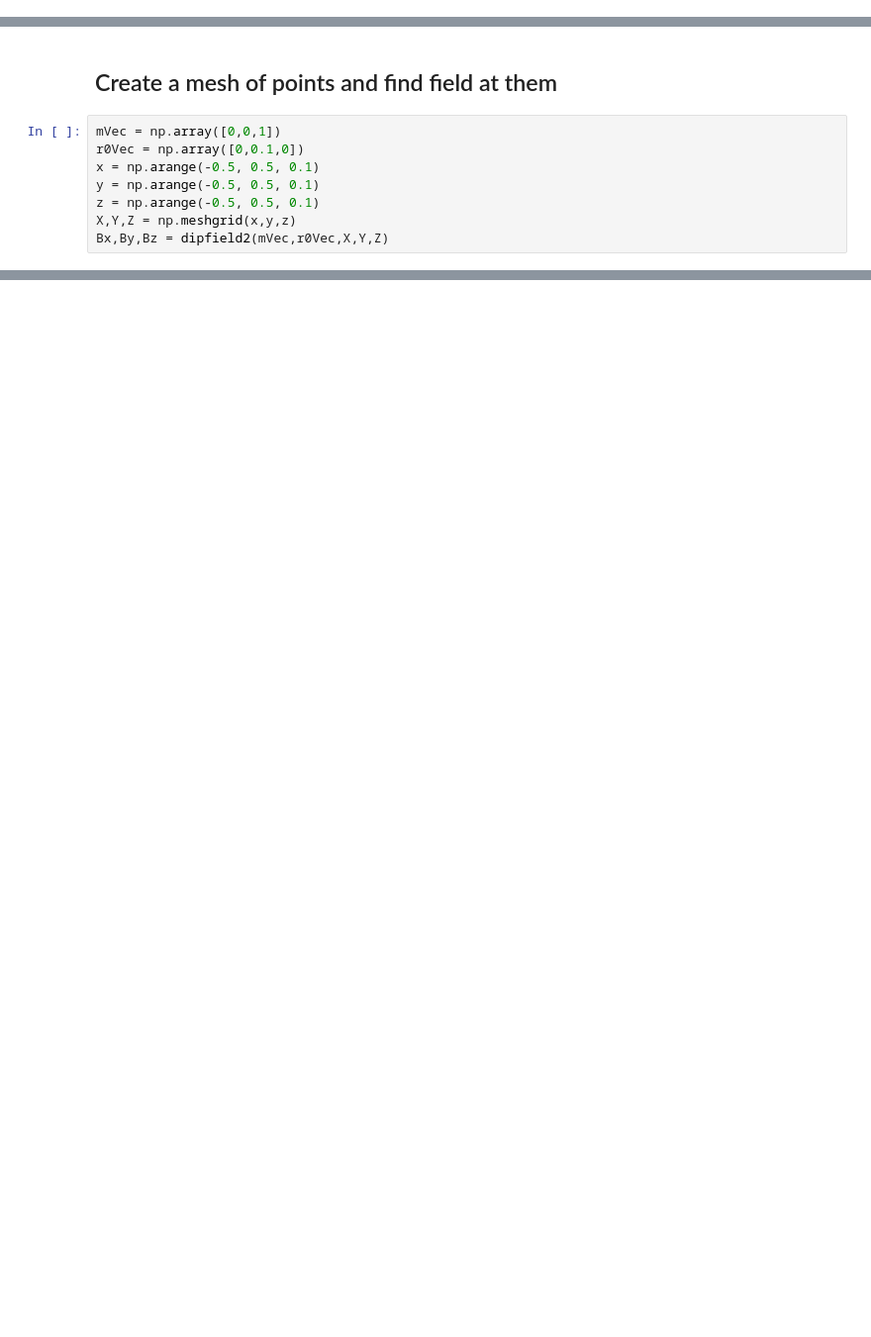
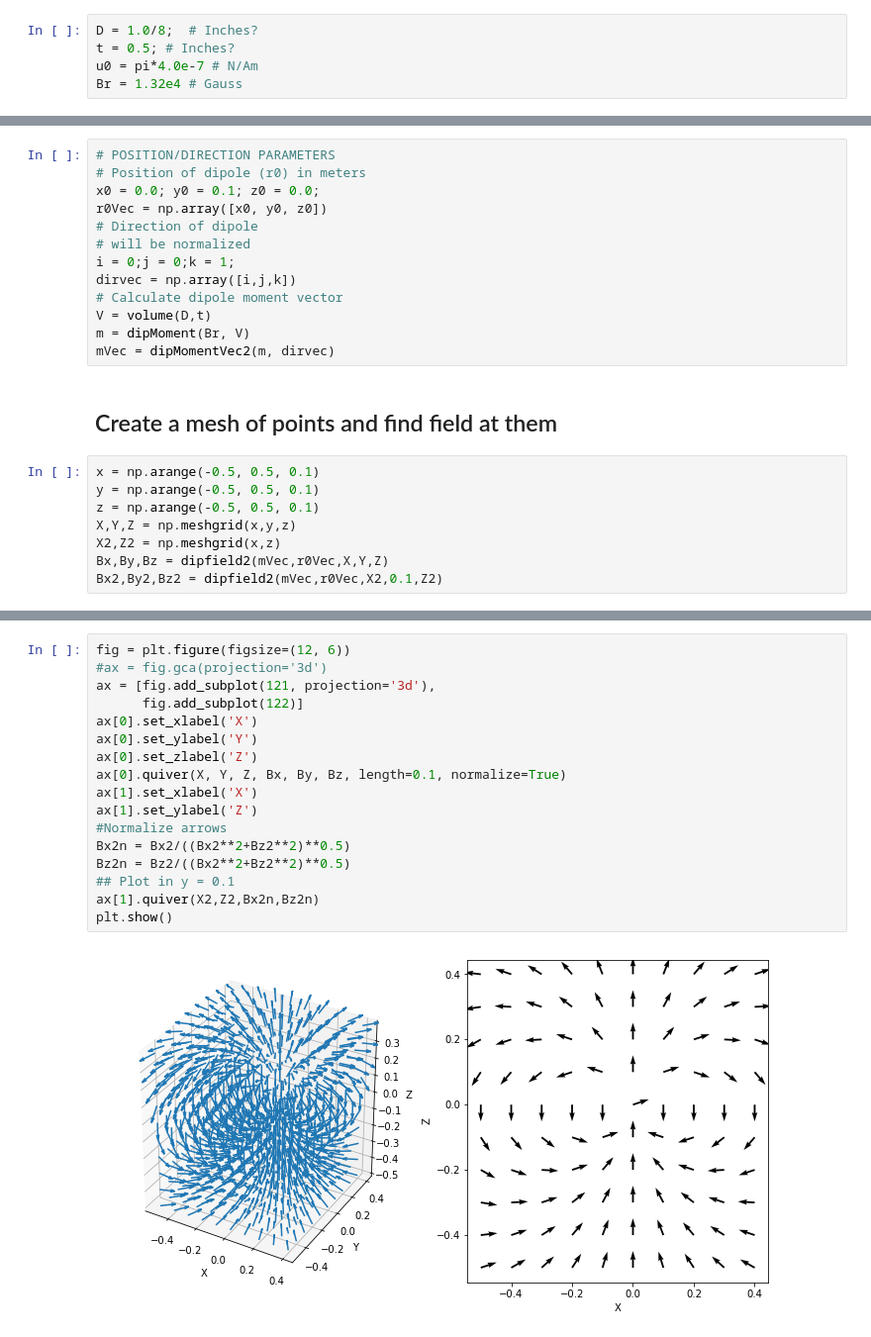
Before and after one commit to rmorenoga/Testing, a Jupyter notebook: Magnet/Python/Dipole.ipynb, the cells around one changed output, grey strips where cells are left out. Shown at 99% size. Cells and saved outputs as stored; diff of their text form; blank space fills up the shorter version.

```diff
--- a/Magnet/Python/Dipole.ipynb
+++ b/Magnet/Python/Dipole.ipynb
@@ -14,0 +17,5 @@ u0 = pi*4.0e-7 # N/Am
+# %%
+D = 1.0/8;  # Inches?
+t = 0.5; # Inches?
+u0 = pi*4.0e-7 # N/Am
+Br = 1.32e4 # Gauss
@@ -15,10 +24,23 @@ u0 = pi*4.0e-7 # N/Am
+# %%
+# POSITION/DIRECTION PARAMETERS
+# Position of dipole (r0) in meters
+x0 = 0.0; y0 = 0.1; z0 = 0.0;
+r0Vec = np.array([x0, y0, z0])
+# Direction of dipole
+# will be normalized
+i = 0;j = 0;k = 1;
+dirvec = np.array([i,j,k])
+# Calculate dipole moment vector
+V = volume(D,t)
+m = dipMoment(Br, V)
+mVec = dipMomentVec2(m, dirvec)
 # %% [markdown]
  ## Create a mesh of points and find field at them
 # %%
-mVec = np.array([0,0,1])
-r0Vec = np.array([0,0.1,0])
 x = np.arange(-0.5, 0.5, 0.1)
 y = np.arange(-0.5, 0.5, 0.1)
 z = np.arange(-0.5, 0.5, 0.1)
 X,Y,Z = np.meshgrid(x,y,z)
+X2,Z2 = np.meshgrid(x,z)
 Bx,By,Bz = dipfield2(mVec,r0Vec,X,Y,Z)
+Bx2,By2,Bz2 = dipfield2(mVec,r0Vec,X2,0.1,Z2)
@@ -24,0 +49,19 @@ Bx,By,Bz = dipfield2(mVec,r0Vec,X,Y,Z)
+# %%
+fig = plt.figure(figsize=(12, 6))
+#ax = fig.gca(projection='3d')
+ax = [fig.add_subplot(121, projection='3d'),
+      fig.add_subplot(122)]
+ax[0].set_xlabel('X')
+ax[0].set_ylabel('Y')
+ax[0].set_zlabel('Z')
+ax[0].quiver(X, Y, Z, Bx, By, Bz, length=0.1, normalize=True)
+ax[1].set_xlabel('X')
+ax[1].set_ylabel('Z')
+#Normalize arrows
+Bx2n = Bx2/((Bx2**2+Bz2**2)**0.5)
+Bz2n = Bz2/((Bx2**2+Bz2**2)**0.5)
+## Plot in y = 0.1
+ax[1].quiver(X2,Z2,Bx2n,Bz2n)
+plt.show()
+# %% [output]
+[figure, added]
```
Also changed, not shown: parts of 14 cells of this notebook, 1 other file.
